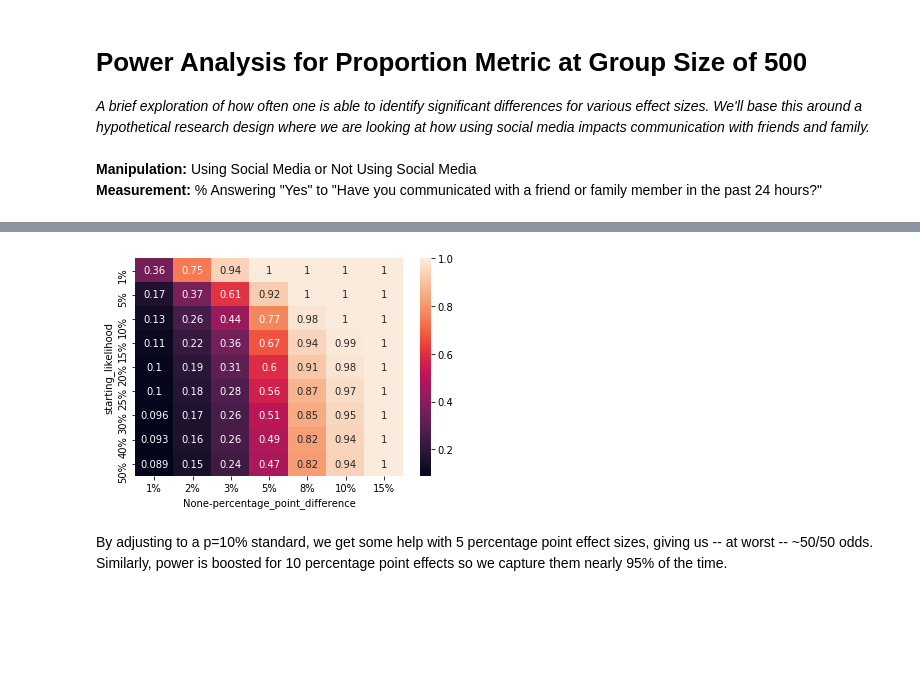
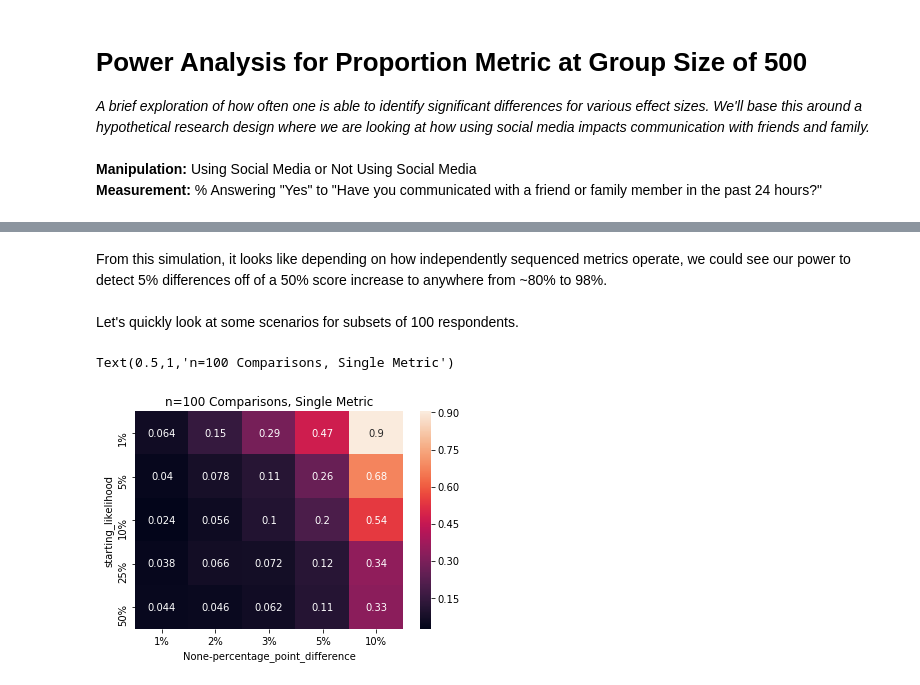
Before and after one commit to HarryBrisson/power-analysis, a Jupyter notebook: 500-respondents-power-analysis.ipynb, the cells around one changed output, grey strips where cells are left out. Drawn from its saved outputs; the diff is of its cells as text; code cells hidden in the pictures; blank space fills up the shorter version.

```diff
--- a/500-respondents-power-analysis.ipynb
+++ b/500-respondents-power-analysis.ipynb
@@ -83,12 +187,25 @@ def get_powers_for_ranges(initial_likelihood_range,percentage_point_difference_r
 # %%
 
 # let's look at a range of initial likelihoods from 1% to 50%
-likelihood1_range = [.01,.05,.1,.15,.2,.25,.3,.4,.5]
+initial_likelihood_range = [.01,.05,.1,.25,.5]
 
-# let's look at percentage point differences from 1% to 15%
-percent_point_difference_range = [.01,.02,.03,.05,.08,.10,.15]
+# let's look at percentage point differences from 1% to 10%
+percent_point_difference_range = [.01, .02, .03, .05, .10]
+
 
 # we can keep sample size constant at 500
 sample_size = 500
 
-results = get_powers_for_ranges(likelihood1_range,percent_point_difference_range,sample_size)
+results = get_powers_for_ranges(initial_likelihood_range,
+                                percent_point_difference_range,
+                                sample_size,
+                                simulations=500, p=.05)
+
+
+# look at color-coded grid of results
+reformatted = results.pivot(index='starting_likelihood',
+                            columns='percentage_point_difference')
+
+ax = sns.heatmap(reformatted, annot=True,
+                  xticklabels=['1%','2%','3%','5%','10%'],
+                  yticklabels=['1%','5%','10%','25%','50%'])
@@ -107,13 +305,25 @@ Let's run that again except look at how likely we are to hit a p-value of 10%.
+# %% [markdown]
+From this simulation, it looks like depending on how independently sequenced metrics operate, we could see our power to detect 5% differences off of a 50% score increase to anywhere from ~80% to 98%.
+<br><br>
+Let's quickly look at some scenarios for subsets of 100 respondents.
 # %%
+sample_size = 100
+
+results = get_powers_for_ranges(initial_likelihood_range,
+                                percent_point_difference_range,
+                                sample_size,
+                                simulations=500, p=.05)
+
+
 # look at color-coded grid of results
-p10_results = get_powers_for_ranges(likelihood1_range,percent_point_difference_range,sample_size,p=.1)
-p10_reformatted = p10_results.pivot(index='starting_likelihood', columns='percentage_point_difference')
-ax = sns.heatmap(p10_reformatted, annot=True,
-                 xticklabels=['1%','2%','3%','5%','8%','10%','15%'],
-                 yticklabels=['1%','5%','10%','15%','20%','25%','30%','40%','50%'])
+reformatted = results.pivot(index='starting_likelihood',
+                            columns='percentage_point_difference')
+
+ax = sns.heatmap(reformatted, annot=True,
+                  xticklabels=['1%','2%','3%','5%','10%'],
+                  yticklabels=['1%','5%','10%','25%','50%'])
+
+ax.set_title('n=100 Comparisons, Single Metric')
 # %% [output]
+Text(0.5,1,'n=100 Comparisons, Single Metric')
-[figure, old version]
+[figure, new version]
-# %% [markdown]
-By adjusting to a p=10% standard, we get some help with 5 percentage point effect sizes, giving us -- at worst -- ~50/50 odds.
-<br>
-Similarly, power is boosted for 10 percentage point effects so we capture them nearly 95% of the time.
```
Also changed, not shown: parts of 14 cells of this notebook.
